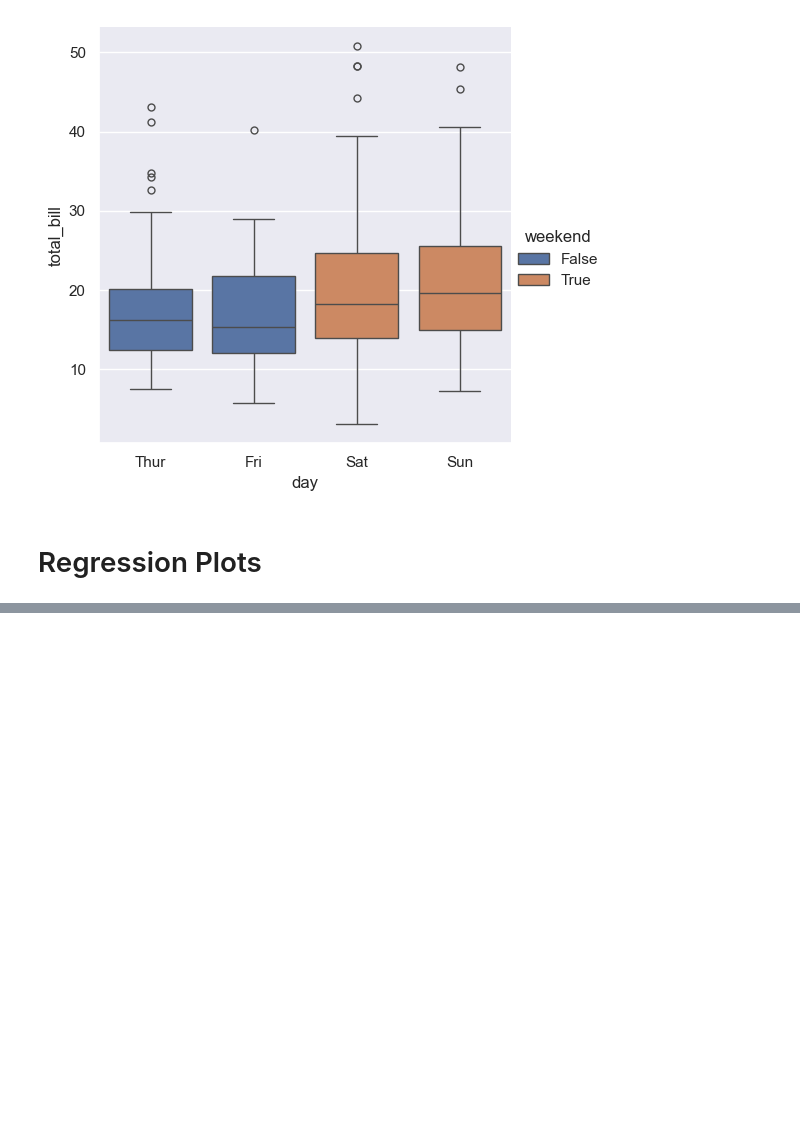
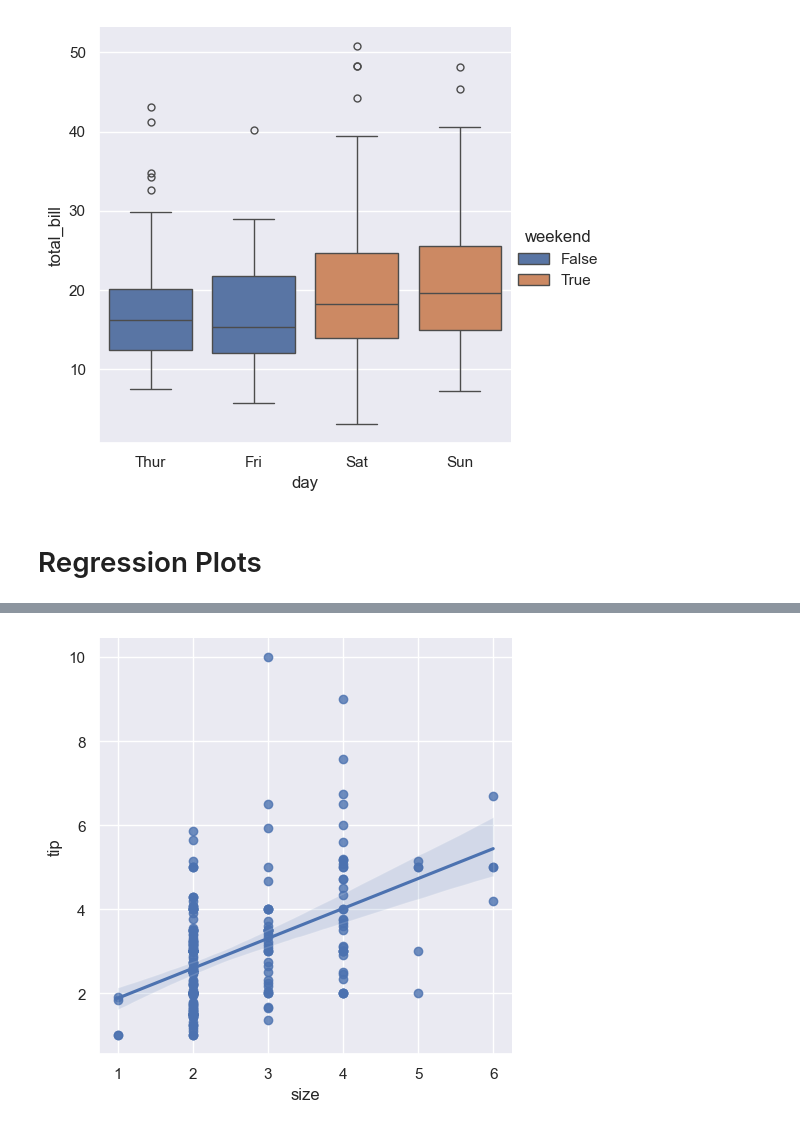
Before and after one commit to y-usuf09/Python---Data-Analytics, a Jupyter notebook: Data Analysis/seaborn.ipynb, the cells around one changed output, grey strips where cells are left out. Drawn from its saved outputs; the diff is of its cells as text; code cells hidden in the pictures; blank space fills up the shorter version.

```diff
--- a/Data Analysis/seaborn.ipynb
+++ b/Data Analysis/seaborn.ipynb
@@ -228,0 +238,4 @@ sns.catplot(data=tips, x="day", y="total_bill", hue="weekend", kind="box")
+# %%
+sns.lmplot(x="size", y="tip", data=tips);
+# %% [output]
+[figure, added]
```
Also changed, not shown: parts of 11 cells of this notebook, 1 other file.
